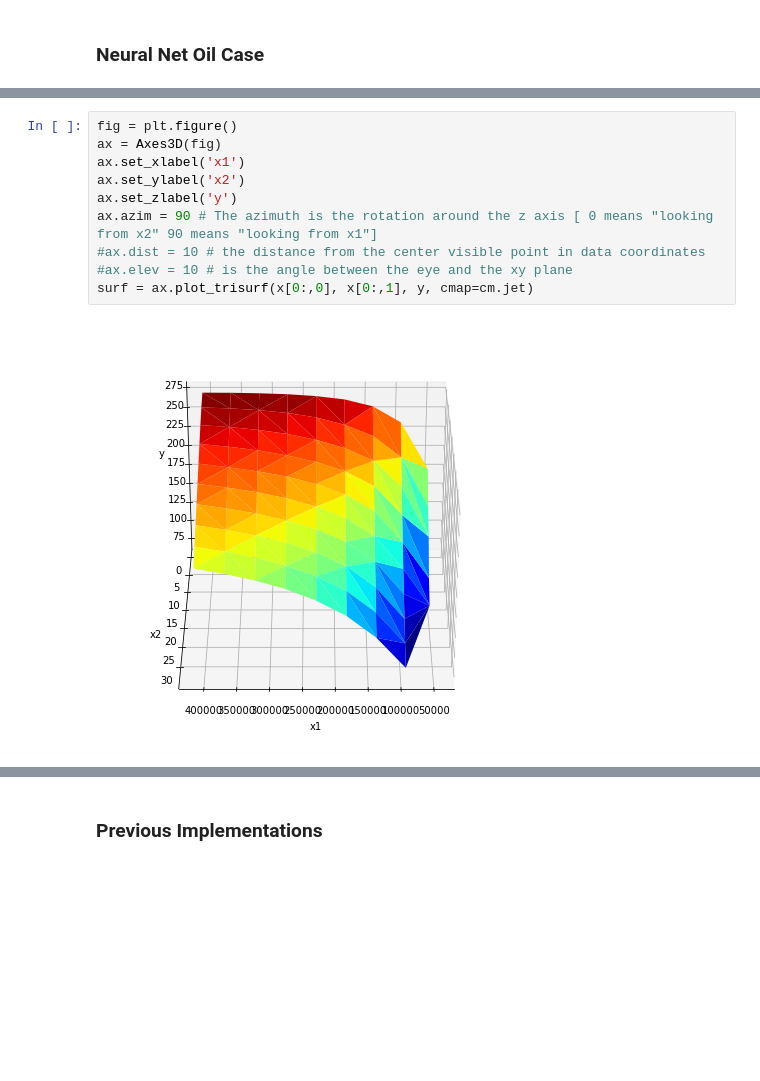
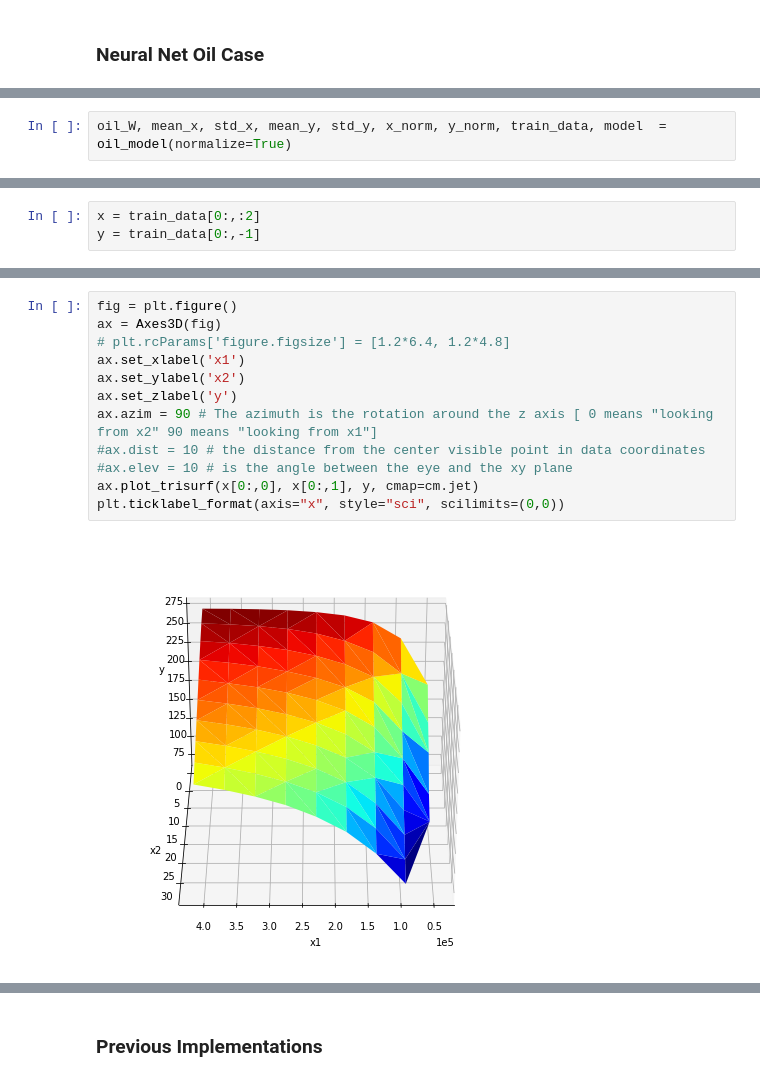
Before and after one commit to Torben11/Neural-Networks-ReLU-as-Aproximation-Functions-in-MILP, a Jupyter notebook: Bound_Tightening/Bound.ipynb, the cells around one changed output, grey strips where cells are left out. Saved outputs shown, nothing was run; the diff lists cells and outputs as text; blank space fills up the shorter version.

```diff
--- a/Bound_Tightening/Bound.ipynb
+++ b/Bound_Tightening/Bound.ipynb
@@ -1704,0 +1684,2 @@ Epoch 30/30
+# %%
+oil_W, mean_x, std_x, mean_y, std_y, x_norm, y_norm, train_data, model  = oil_model(normalize=True)
@@ -1708,0 +1700,3 @@ from matplotlib import cm
+# %%
+x = train_data[0:,:2]
+y = train_data[0:,-1]
@@ -1709,12 +1717,14 @@ from matplotlib import cm
 # %%
 fig = plt.figure()
 ax = Axes3D(fig)
+# plt.rcParams['figure.figsize'] = [1.2*6.4, 1.2*4.8]
 ax.set_xlabel('x1')
 ax.set_ylabel('x2')
 ax.set_zlabel('y')
 ax.azim = 90 # The azimuth is the rotation around the z axis [ 0 means "looking from x2" 90 means "looking from x1"]
 #ax.dist = 10 # the distance from the center visible point in data coordinates
 #ax.elev = 10 # is the angle between the eye and the xy plane
-surf = ax.plot_trisurf(x[0:,0], x[0:,1], y, cmap=cm.jet)
+ax.plot_trisurf(x[0:,0], x[0:,1], y, cmap=cm.jet)
+plt.ticklabel_format(axis="x", style="sci", scilimits=(0,0))
 # %% [output]
-[figure, old version]
+[figure, new version]
```
Also changed, not shown: parts of 11 cells of this notebook.
